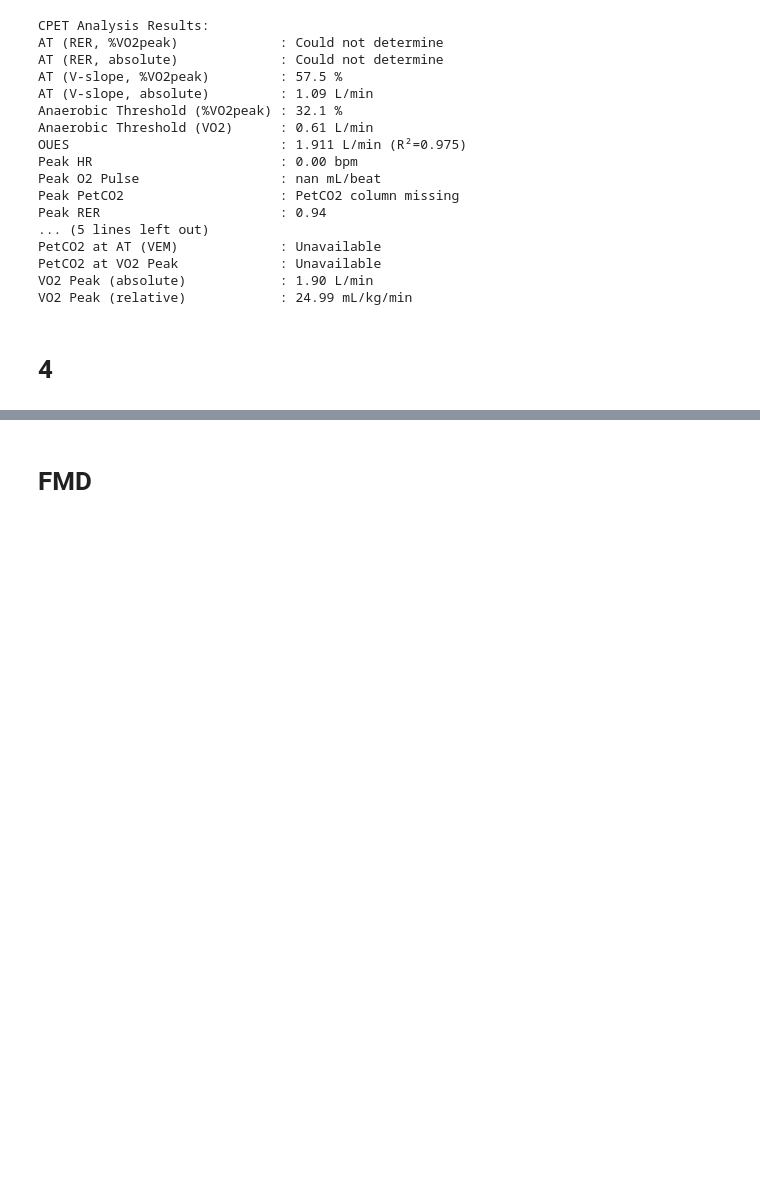
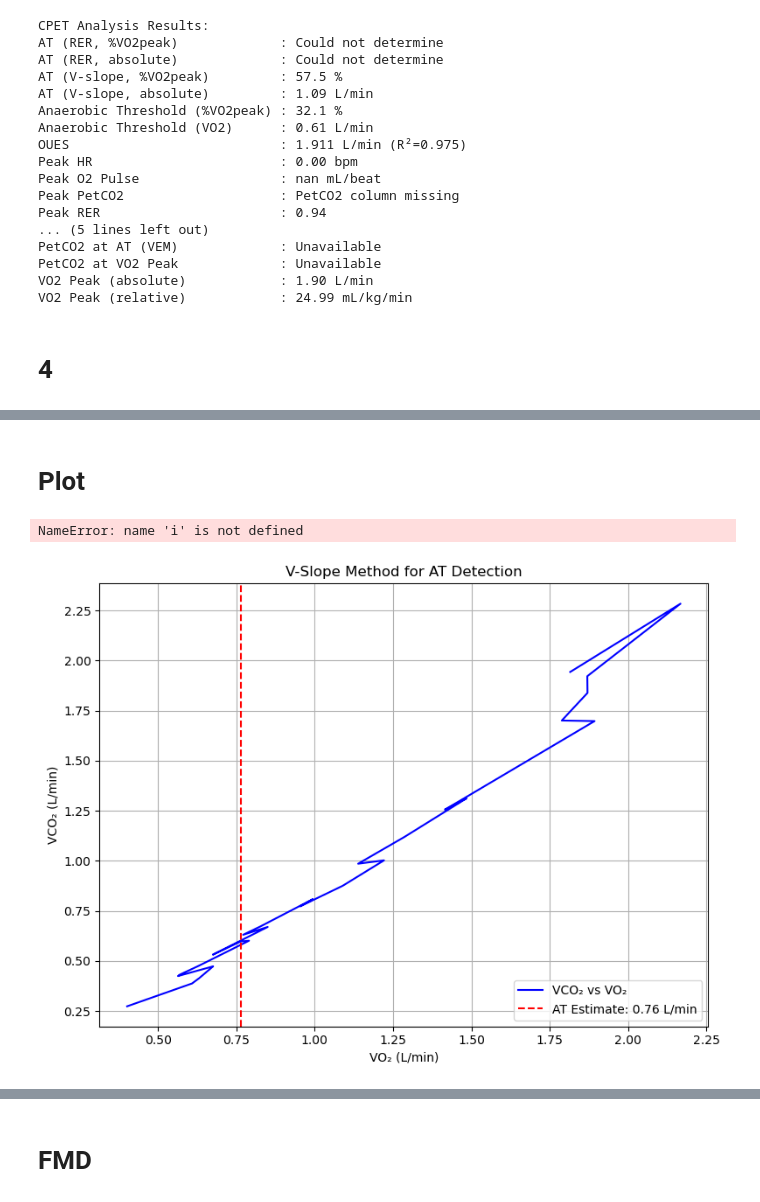
Before and after one commit to orthopedics20/longcovid, a Jupyter notebook: hrv_and_cpet.ipynb, the cells around one changed output, grey strips where cells are left out. Cells and saved outputs as stored; diff of their text form; code cells hidden in the pictures; blank space fills up the shorter version.

```diff
--- a/hrv_and_cpet.ipynb
+++ b/hrv_and_cpet.ipynb
@@ -1027,0 +1216,11 @@ PetCO2 at AT (VE/VO2)              : Column missing
+# %%
+# 1. Load data for ONE patient:
+df = pd.read_csv("PCS01_V1_CPET.csv")
+
+# 2. Analyze:
+results = analyze_cpet_data(df)
+
+# 3. View results:
+for k, v in results.items():
+     print(f"{k}: {v}")
+# ==============================================
@@ -1027,0 +1743,14 @@ PetCO2 at AT (VE/VO2)              : Column missing
+# %%
+# 1. Load data for ONE patient:
+df_cpet = pd.read_csv("PCS01_V1_CPET.csv")
+
+# Remove empty spaces in column names
+df_cpet.columns = df_cpet.columns.str.replace(' ', '')
+
+# 2. Analyze:
+results = analyze_cpet_data(df_cpet)
+
+# 3. View results:
+for k, v in results.items():
+     print(f"{k}: {v}")
+# ==============================================
@@ -1027,0 +1775,28 @@ PetCO2 at AT (VE/VO2)              : Column missing
+# %% [markdown]
+# Plot
+# %%
+        if i % 10 == 0:  # throttle print output
+            print(f"i={i}, pre={pre:.3f}, post={post:.3f}, VE/VCO2 std={df_clean['VE/VCO2_smooth'].iloc[i-2:i+2].std():.3f}")
+# %% [output]
+NameError: name 'i' is not defined
+# %%
+import matplotlib.pyplot as plt
+
+def plot_vslope_breakpoint(df, at_vo2):
+    df_vs = df[['VO2', 'VCO2']].dropna().reset_index(drop=True)
+    plt.figure(figsize=(8, 6))
+    plt.plot(df_vs['VO2'], df_vs['VCO2'], label='VCO₂ vs VO₂', color='blue')
+    plt.axvline(x=at_vo2, color='red', linestyle='--', label=f'AT Estimate: {at_vo2:.2f} L/min')
+    plt.xlabel('VO₂ (L/min)')
+    plt.ylabel('VCO₂ (L/min)')
+    plt.title('V-Slope Method for AT Detection')
+    plt.legend()
+    plt.grid(True)
+    plt.tight_layout()
+    plt.show()
+
+# Call this only if V-slope AT was found
+if at_vslope and not isinstance(at_vslope, str):
+    plot_vslope_breakpoint(df_cpet, at_vslope)
+# %% [output]
+[figure, added]
```
Also changed, not shown: parts of 22 cells of this notebook, 9 other files.
